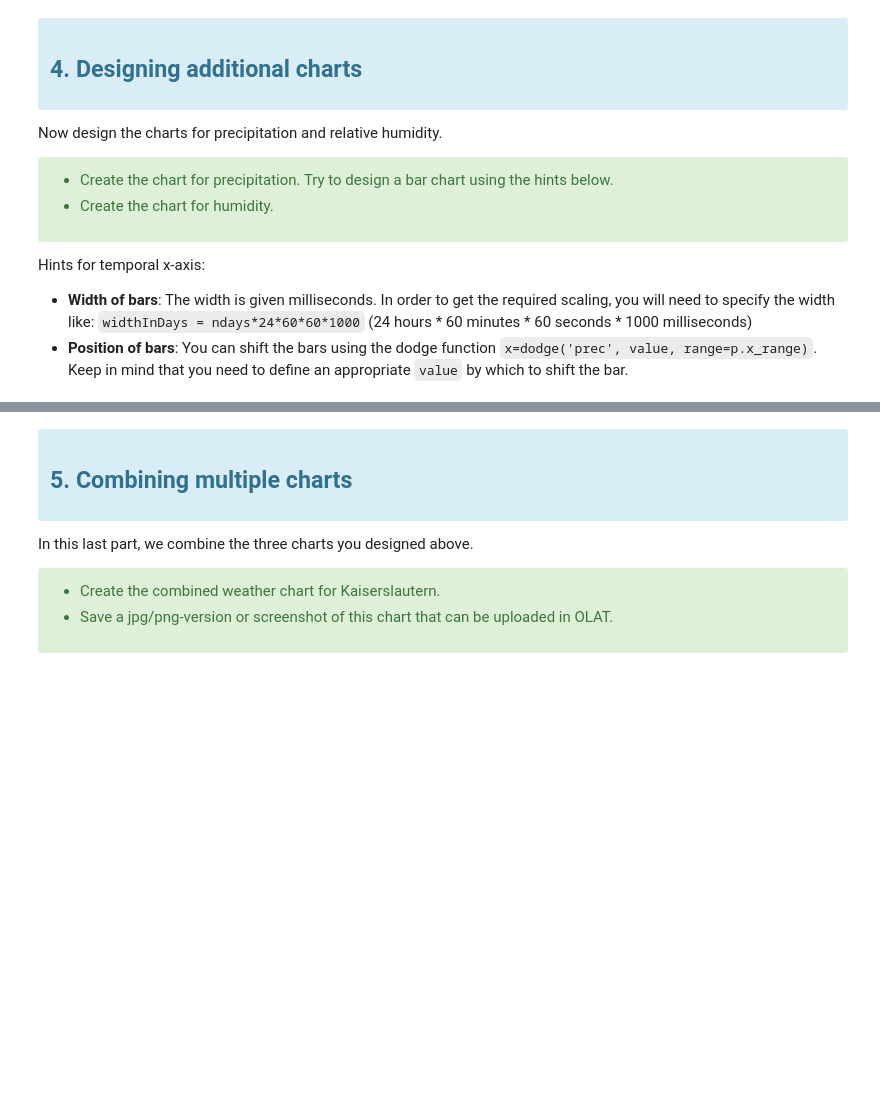
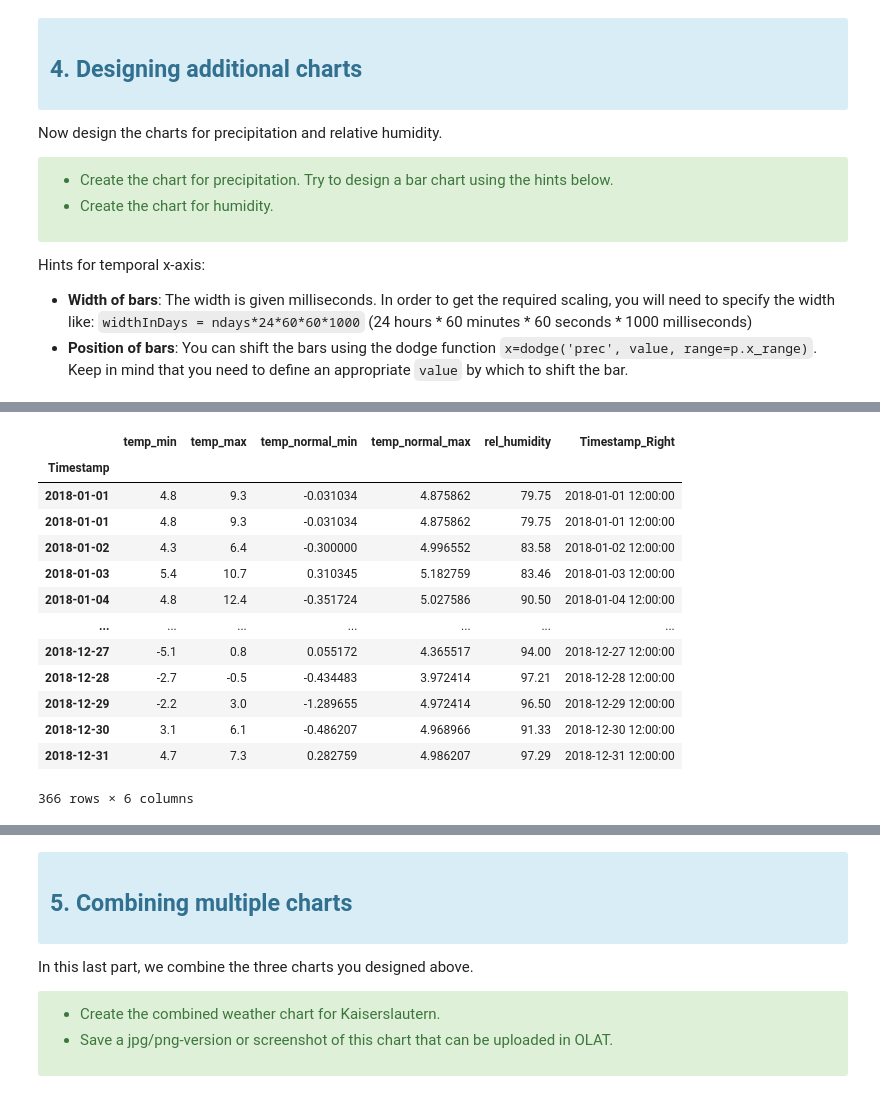
Before and after one commit to gouthamkallempudi/Data_Visualization, a Jupyter notebook: A1_VisualizingData.ipynb, the cells around one changed output, grey strips where cells are left out. Cells and saved outputs as stored; diff of their text form; code cells hidden in the pictures; blank space fills up the shorter version.

```diff
--- a/A1_VisualizingData.ipynb
+++ b/A1_VisualizingData.ipynb
@@ -233,3 +291,20 @@ Hints for temporal x-axis:
+# %%
+df_kl
+# %% [output]
+|  | temp_min | temp_max | temp_normal_min | temp_normal_max | rel_humidity | Timestamp_Right |
+| Timestamp |  |  |  |  |  |  |
+| 2018-01-01 | 4.8 | 9.3 | -0.031034 | 4.875862 | 79.75 | 2018-01-01 12:00:00 |
+| 2018-01-01 | 4.8 | 9.3 | -0.031034 | 4.875862 | 79.75 | 2018-01-01 12:00:00 |
+| 2018-01-02 | 4.3 | 6.4 | -0.300000 | 4.996552 | 83.58 | 2018-01-02 12:00:00 |
+| 2018-01-03 | 5.4 | 10.7 | 0.310345 | 5.182759 | 83.46 | 2018-01-03 12:00:00 |
+| 2018-01-04 | 4.8 | 12.4 | -0.351724 | 5.027586 | 90.50 | 2018-01-04 12:00:00 |
+| ... | ... | ... | ... | ... | ... | ... |
+| 2018-12-27 | -5.1 | 0.8 | 0.055172 | 4.365517 | 94.00 | 2018-12-27 12:00:00 |
+| 2018-12-28 | -2.7 | -0.5 | -0.434483 | 3.972414 | 97.21 | 2018-12-28 12:00:00 |
+| 2018-12-29 | -2.2 | 3.0 | -1.289655 | 4.972414 | 96.50 | 2018-12-29 12:00:00 |
+| 2018-12-30 | 3.1 | 6.1 | -0.486207 | 4.968966 | 91.33 | 2018-12-30 12:00:00 |
+| 2018-12-31 | 4.7 | 7.3 | 0.282759 | 4.986207 | 97.29 | 2018-12-31 12:00:00 |
+366 rows × 6 columns
 # %%
 df_kl_prec
 # %% [output]
```
Also changed, not shown: parts of 8 cells of this notebook.
